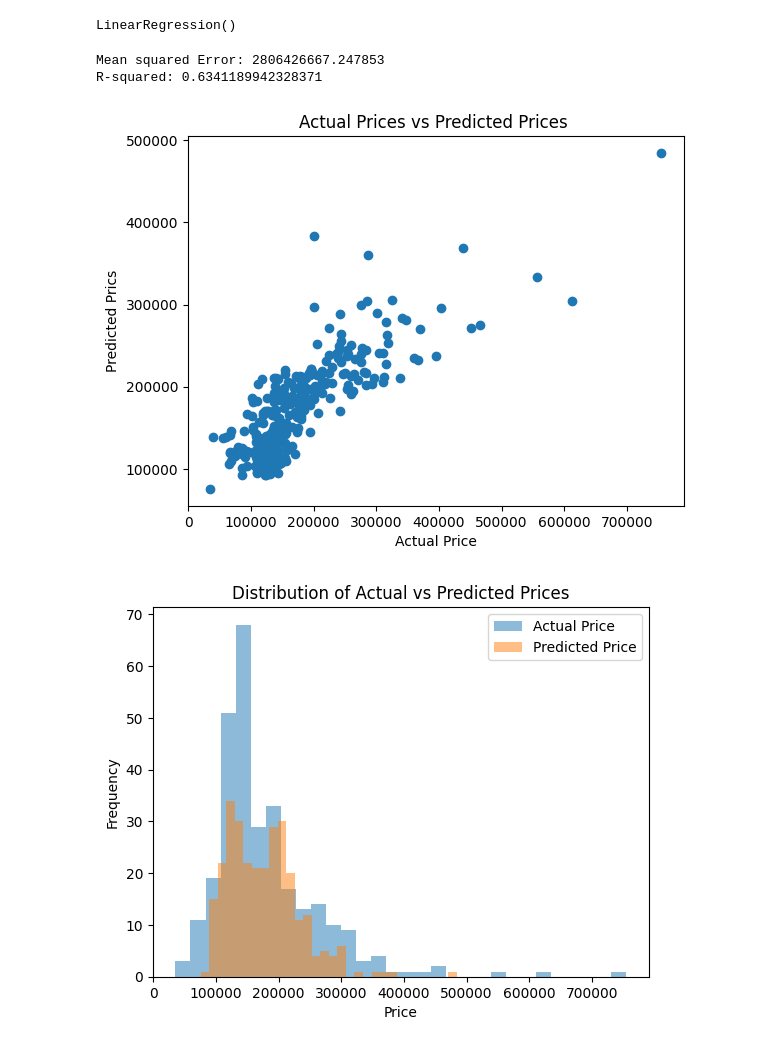
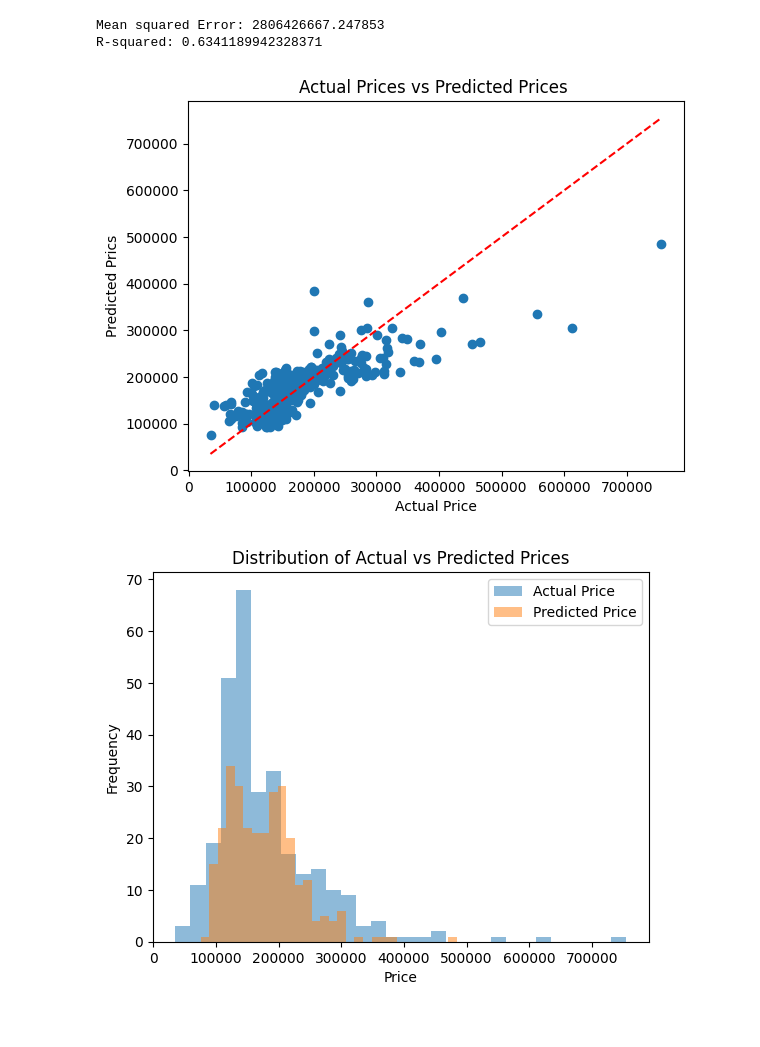
Before and after one commit to Vikram-0001/PRODIGY_ML_01, a Jupyter notebook: tsk 1.ipynb, the cells around one changed output. Cells and saved outputs as stored; diff of their text form; code cells hidden in the pictures.

```diff
--- a/tsk 1.ipynb
+++ b/tsk 1.ipynb
@@ -13,2 +8,3 @@ import matplotlib.pyplot as plt
 # %%
-data = pd.read_csv(r"D:\Internship\Task 1\train.csv")
+data = pd.read_csv(r"D:\Internship\Task 1\Task 1\train.csv")
+data
@@ -41,4 +33,0 @@ model = LinearRegression()
-# %%
-model.fit(X_train , y_train)
-# %% [output]
-LinearRegression()
@@ -57,11 +43,12 @@ R-squared: 0.6341189942328371
 # %%
 plt.scatter(y_test, y_pred)
 plt.xlabel("Actual Price")
 plt.ylabel("Predicted Prics")
 plt.title("Actual Prices vs Predicted Prices ")
+plt.plot([y.min(), y.max()], [y.min(), y.max()], 'r--')
 plt.show()
 # %% [output]
-[figure, old version]
+[figure, new version]
 # %%
 plt.hist(y_test, bins=30, alpha=0.5, label='Actual Price')
 plt.hist(y_pred, bins=30, alpha=0.5, label='Predicted Price')
```
Also changed, not shown: parts of 18 cells of this notebook.
